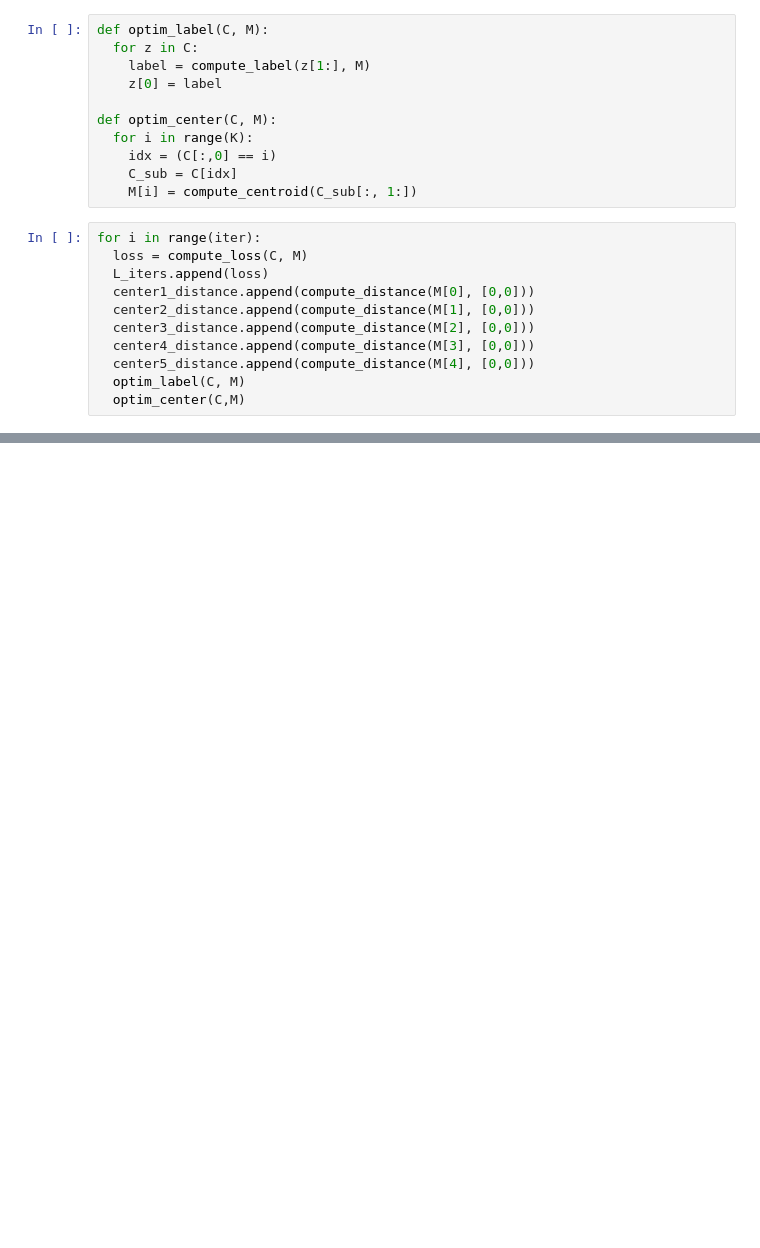
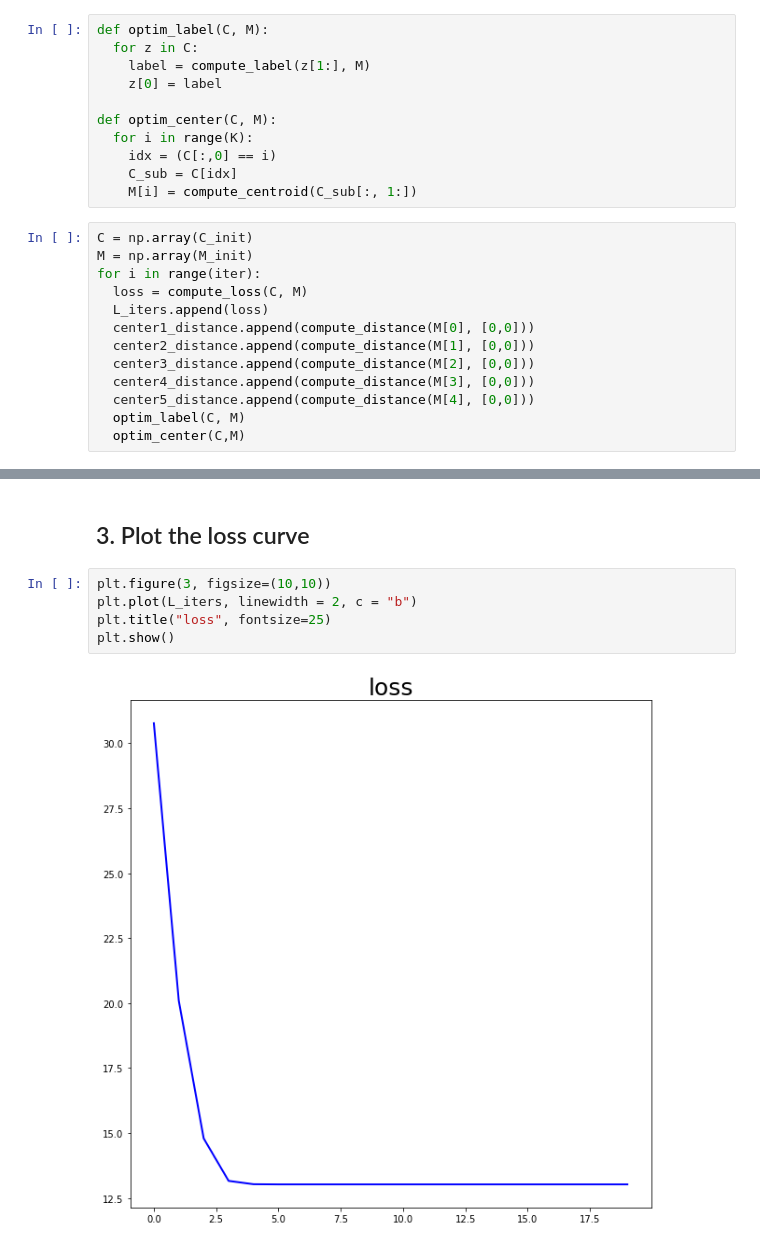
Before and after one commit to jiku100/2020-2-machine-running-proejct, a Jupyter notebook: assignment7/신석경_assignment_07.ipynb, the cells around one changed output, grey strips where cells are left out. Drawn from its saved outputs; the diff is of its cells as text; blank space fills up the shorter version.

```diff
--- a/assignment7/신석경_assignment_07.ipynb
+++ b/assignment7/신석경_assignment_07.ipynb
@@ -159,6 +159,8 @@ def optim_center(C, M):
     C_sub = C[idx]
     M[i] = compute_centroid(C_sub[:, 1:])
 # %%
+C = np.array(C_init)
+M = np.array(M_init)
 for i in range(iter):
   loss = compute_loss(C, M)
   L_iters.append(loss)
@@ -194,0 +216,9 @@ plot_cluster("Final cluster", C, M)
+# %% [markdown]
+## 3. Plot the loss curve
+# %%
+plt.figure(3, figsize=(10,10))
+plt.plot(L_iters, linewidth = 2, c = "b")
+plt.title("loss", fontsize=25)
+plt.show()
+# %% [output]
+[figure, added]
```
Also changed, not shown: parts of 16 cells of this notebook.
